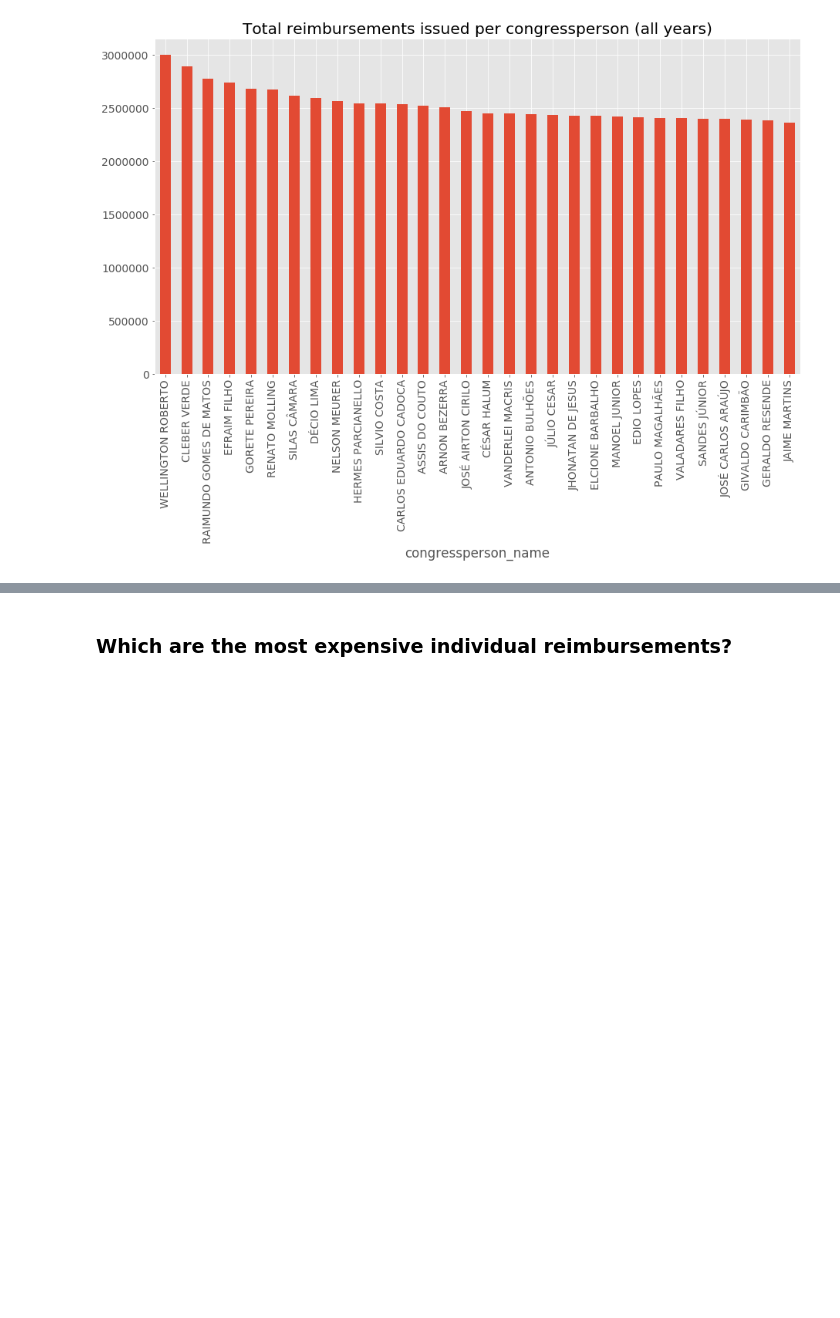
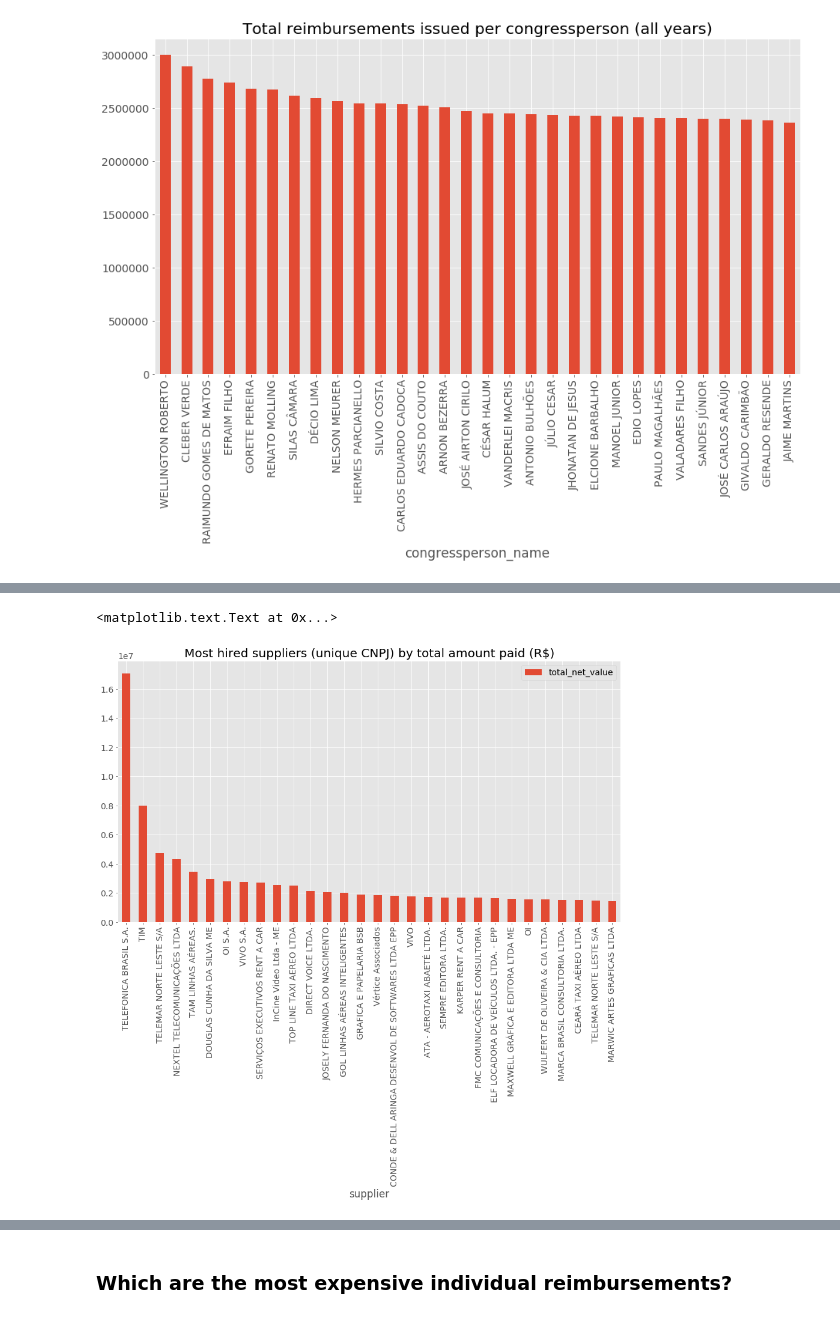
Before and after one commit to okfn-brasil/serenata-de-amor, a Jupyter notebook: develop/2017-05-01-luipillmann-intro-to-reimbursements.ipynb, the cells around one changed output, grey strips where cells are left out. Cells and saved outputs as stored; diff of their text form; code cells hidden in the pictures; blank space fills up the shorter version.

Commit message:
Fixed analysis with suppliers unique CNPJs

```diff
--- a/develop/2017-05-01-luipillmann-intro-to-reimbursements.ipynb
+++ b/develop/2017-05-01-luipillmann-intro-to-reimbursements.ipynb
@@ -266,0 +270,10 @@ This table shows the top service providers by amount received in total (all year
+# %%
+sp = r.groupby(['cnpj_cpf', 'supplier', 'subquota_description'])\
+        .sum()\
+        .drop(['year', 'month'], 1)\
+        .sort_values(by='total_net_value', ascending=False)
+
+sp.reset_index(inplace=True)
+sp = sp.set_index('cnpj_cpf')
+
+sp.head()
@@ -266,0 +288,7 @@ This table shows the top service providers by amount received in total (all year
+# %%
+cnpj = r.groupby('cnpj_cpf')\
+        .sum()\
+        .drop(['year', 'month'], 1)\
+        .sort_values(by='total_net_value', ascending=False)
+
+cnpj.head()
@@ -266,0 +303,15 @@ This table shows the top service providers by amount received in total (all year
+# %%
+# Adds supplier name besides total_net_value in cnpj df
+
+cnpj['supplier'] = ''  # Creates empty column
+cnpj = cnpj.head(1000)  # Gets only first 1000 for this analysis
+# %%
+# Looks up for supplier names in sp df and fills cnpj df (it takes a while to compute...)
+
+for i in range(len(cnpj)):
+    try:
+        cnpj.set_value(cnpj.index[i], 'supplier', sp.loc[cnpj.index[i]].supplier.iloc[0])
+    except:
+        cnpj.set_value(cnpj.index[i], 'supplier', sp.loc[cnpj.index[i]].supplier)
+
+cnpj.head(10)
@@ -266,0 +331,11 @@ This table shows the top service providers by amount received in total (all year
+# %%
+# Fixes better indexing to plot in a copy
+sp2 = cnpj.set_index('supplier')
+
+sp2.head(30)\
+    .plot(kind='bar')
+
+plt.title('Most hired suppliers (unique CNPJ) by total amount paid (R$)')
+# %% [output]
+<matplotlib.text.Text at 0x...>
+[figure, added]
```
Also changed, not shown: parts of 10 cells of this notebook, 2 other files.
